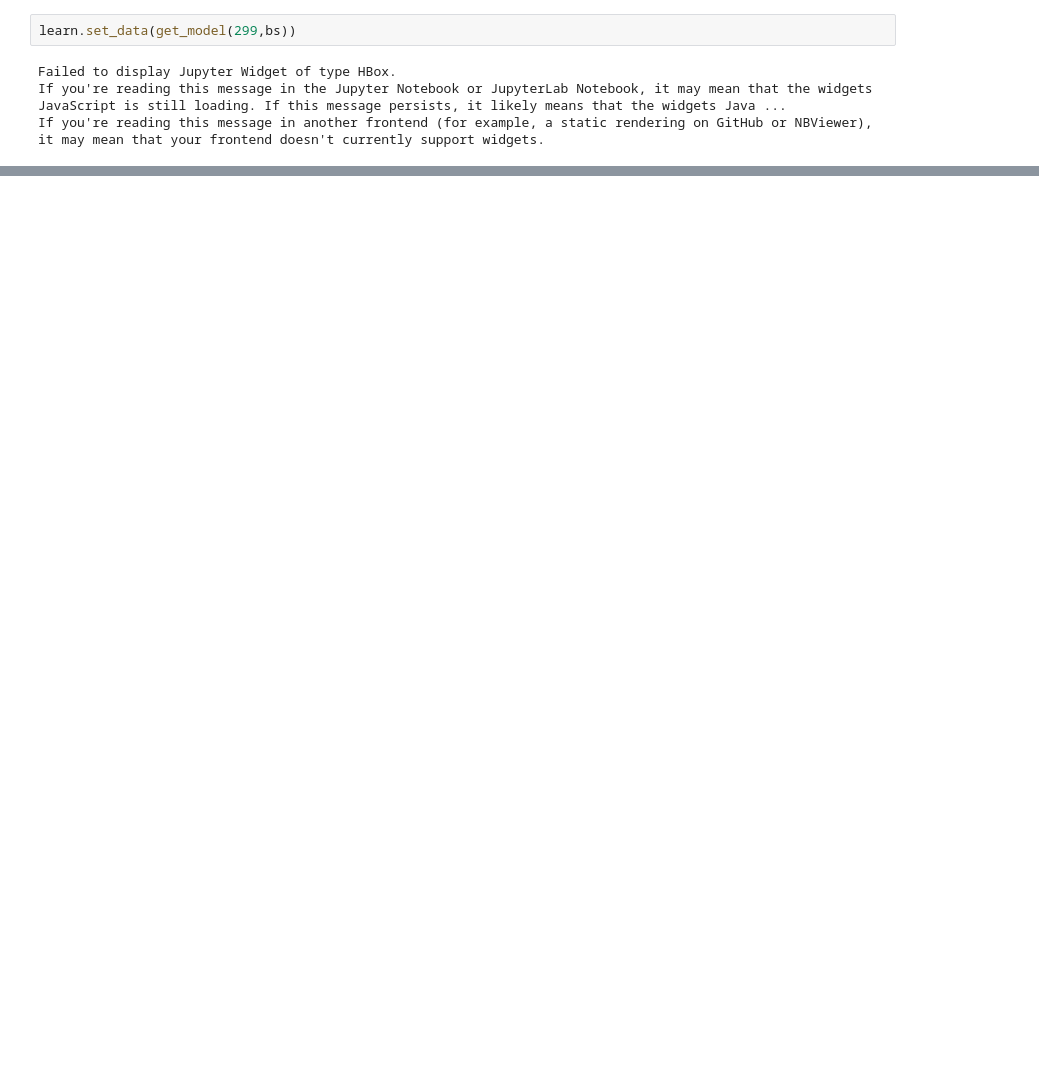
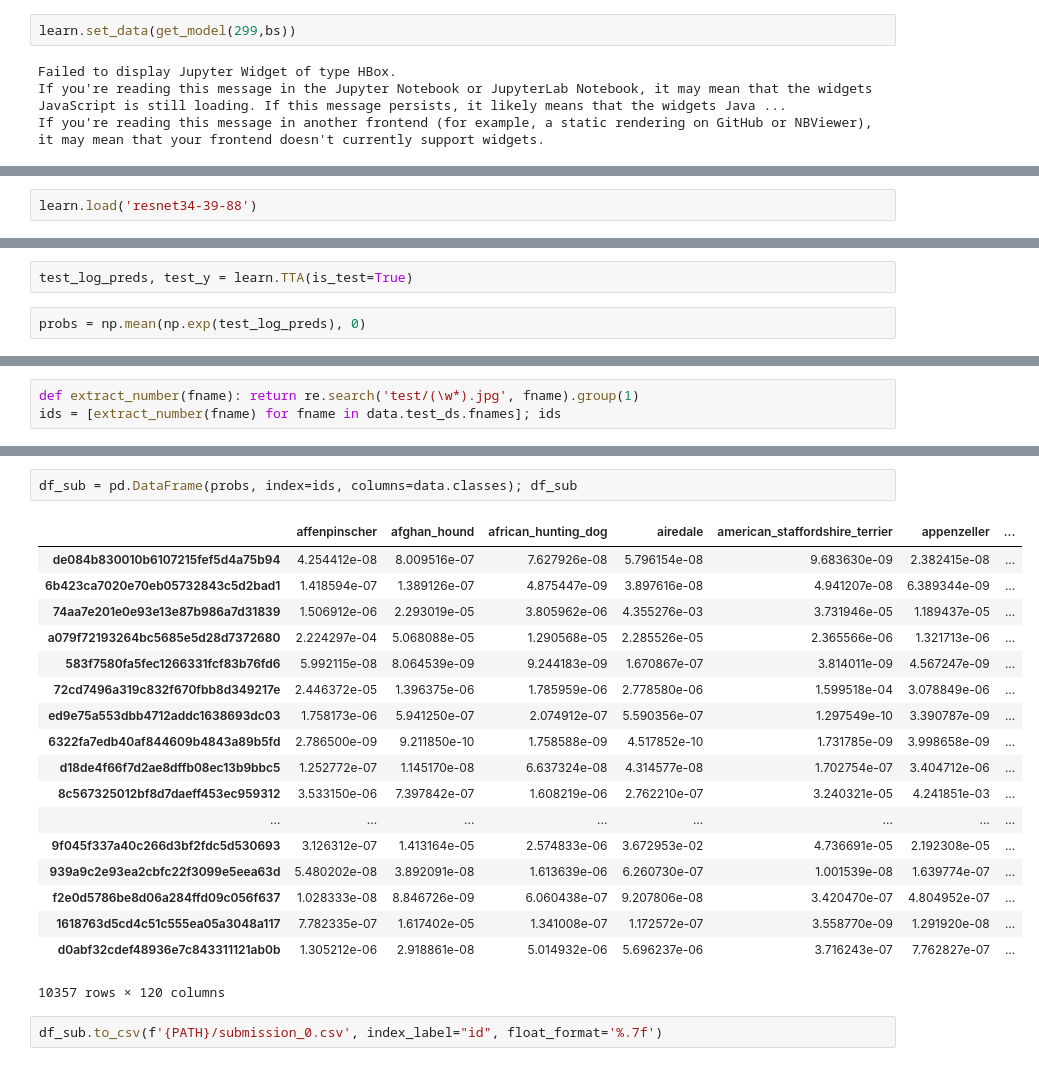
Before and after one commit to xechehot/fastai, a Jupyter notebook: courses/dl1/lesson2-dogs-breed.ipynb, the cells around one changed output, grey strips where cells are left out. Saved outputs shown, nothing was run; the diff lists cells and outputs as text; blank space fills up the shorter version.

Commit message:
solve dogs breeds problem and make first submission

```diff
--- a/courses/dl1/lesson2-dogs-breed.ipynb
+++ b/courses/dl1/lesson2-dogs-breed.ipynb
@@ -183,0 +182,2 @@ FileNotFoundError: [Errno 2] No such file or directory: 'data/competitions/dog-b
+# %%
+learn.load('resnet34-39-88')
@@ -183,0 +191,4 @@ FileNotFoundError: [Errno 2] No such file or directory: 'data/competitions/dog-b
+# %%
+test_log_preds, test_y = learn.TTA(is_test=True)
+# %%
+probs = np.mean(np.exp(test_log_preds), 0)
@@ -183,0 +204,3 @@ FileNotFoundError: [Errno 2] No such file or directory: 'data/competitions/dog-b
+# %%
+def extract_number(fname): return re.search('test/(\w*).jpg', fname).group(1)
+ids = [extract_number(fname) for fname in data.test_ds.fnames]; ids
@@ -183,0 +225,23 @@ FileNotFoundError: [Errno 2] No such file or directory: 'data/competitions/dog-b
+# %%
+df_sub = pd.DataFrame(probs, index=ids, columns=data.classes); df_sub
+# %% [output]
+|  | affenpinscher | afghan_hound | african_hunting_dog | airedale | american_staffordshire_terrier | appenzeller | ... |
+| de084b830010b6107215fef5d4a75b94 | 4.254412e-08 | 8.009516e-07 | 7.627926e-08 | 5.796154e-08 | 9.683630e-09 | 2.382415e-08 | ... |
+| 6b423ca7020e70eb05732843c5d2bad1 | 1.418594e-07 | 1.389126e-07 | 4.875447e-09 | 3.897616e-08 | 4.941207e-08 | 6.389344e-09 | ... |
+| 74aa7e201e0e93e13e87b986a7d31839 | 1.506912e-06 | 2.293019e-05 | 3.805962e-06 | 4.355276e-03 | 3.731946e-05 | 1.189437e-05 | ... |
+| a079f72193264bc5685e5d28d7372680 | 2.224297e-04 | 5.068088e-05 | 1.290568e-05 | 2.285526e-05 | 2.365566e-06 | 1.321713e-06 | ... |
+| 583f7580fa5fec1266331fcf83b76fd6 | 5.992115e-08 | 8.064539e-09 | 9.244183e-09 | 1.670867e-07 | 3.814011e-09 | 4.567247e-09 | ... |
+| 72cd7496a319c832f670fbb8d349217e | 2.446372e-05 | 1.396375e-06 | 1.785959e-06 | 2.778580e-06 | 1.599518e-04 | 3.078849e-06 | ... |
+| ed9e75a553dbb4712addc1638693dc03 | 1.758173e-06 | 5.941250e-07 | 2.074912e-07 | 5.590356e-07 | 1.297549e-10 | 3.390787e-09 | ... |
+| 6322fa7edb40af844609b4843a89b5fd | 2.786500e-09 | 9.211850e-10 | 1.758588e-09 | 4.517852e-10 | 1.731785e-09 | 3.998658e-09 | ... |
+| d18de4f66f7d2ae8dffb08ec13b9bbc5 | 1.252772e-07 | 1.145170e-08 | 6.637324e-08 | 4.314577e-08 | 1.702754e-07 | 3.404712e-06 | ... |
+| 8c567325012bf8d7daeff453ec959312 | 3.533150e-06 | 7.397842e-07 | 1.608219e-06 | 2.762210e-07 | 3.240321e-05 | 4.241851e-03 | ... |
+| ... | ... | ... | ... | ... | ... | ... | ... |
+| 9f045f337a40c266d3bf2fdc5d530693 | 3.126312e-07 | 1.413164e-05 | 2.574833e-06 | 3.672953e-02 | 4.736691e-05 | 2.192308e-05 | ... |
+| 939a9c2e93ea2cbfc22f3099e5eea63d | 5.480202e-08 | 3.892091e-08 | 1.613639e-06 | 6.260730e-07 | 1.001539e-08 | 1.639774e-07 | ... |
+| f2e0d5786be8d06a284ffd09c056f637 | 1.028333e-08 | 8.846726e-09 | 6.060438e-07 | 9.207806e-08 | 3.420470e-07 | 4.804952e-07 | ... |
+| 1618763d5cd4c51c555ea05a3048a117 | 7.782335e-07 | 1.617402e-05 | 1.341008e-07 | 1.172572e-07 | 3.558770e-09 | 1.291920e-08 | ... |
+| d0abf32cdef48936e7c843311121ab0b | 1.305212e-06 | 2.918861e-08 | 5.014932e-06 | 5.696237e-06 | 3.716243e-07 | 7.762827e-07 | ... |
+10357 rows × 120 columns
+# %%
+df_sub.to_csv(f'{PATH}/submission_0.csv', index_label="id", float_format='%.7f')
```
Also changed, not shown: parts of 31 cells of this notebook.
